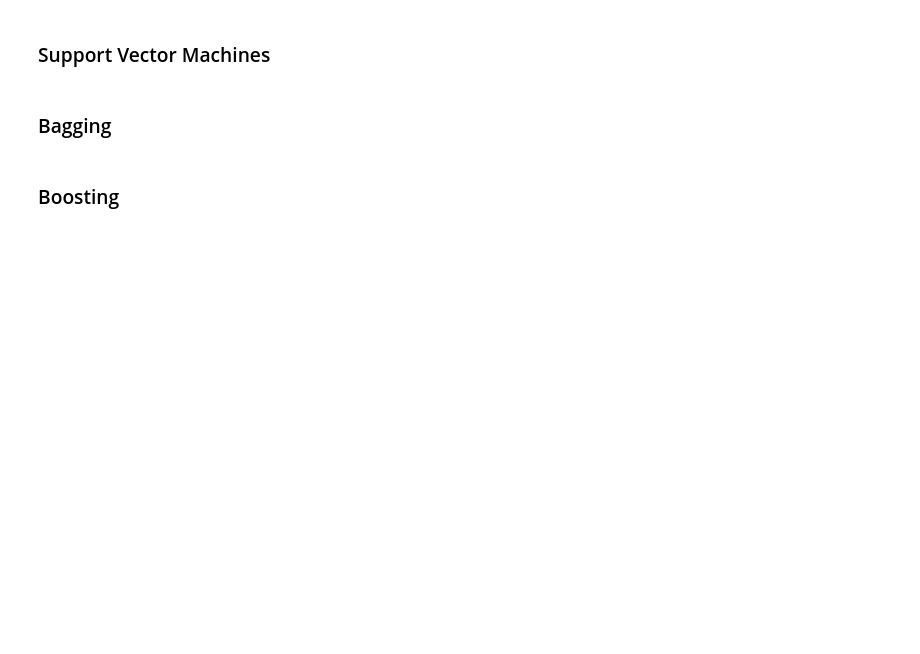
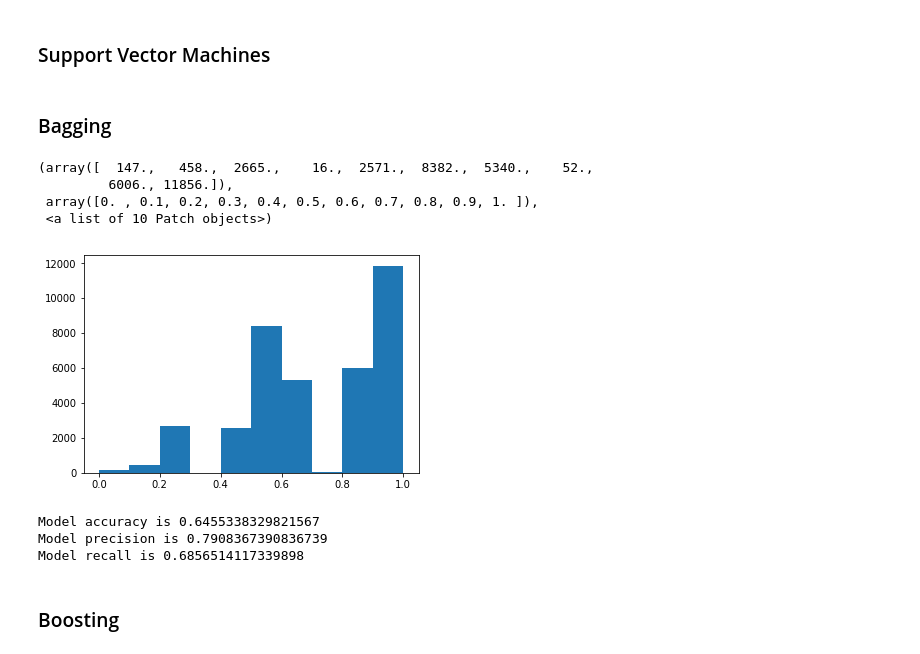
Before and after one commit to jmlangston/machine-learning, a Jupyter notebook: pipeline-improved/hw3_writeup.ipynb, the cells around one changed output. Drawn from its saved outputs; the diff is of its cells as text; code cells hidden in the pictures; blank space fills up the shorter version.

Commit message:
Added bagging, boosting, and random forest functions

```diff
--- a/pipeline-improved/hw3_writeup.ipynb
+++ b/pipeline-improved/hw3_writeup.ipynb
@@ -296,5 +303,22 @@ plt.hist(predicted_lr_scores)
 svm = pl.fit_svm(x_train, y_train)
 # %% [markdown]
 ### Bagging
+# %%
+bag = pl.fit_bagging_classifier(x_train, y_train)
+predicted_bag_scores = bag.predict_proba(x_test)[:,1]
+plt.hist(predicted_bag_scores)
+# %% [output]
+(array([  147.,   458.,  2665.,    16.,  2571.,  8382.,  5340.,    52.,
+         6006., 11856.]),
+ array([0. , 0.1, 0.2, 0.3, 0.4, 0.5, 0.6, 0.7, 0.8, 0.9, 1. ]),
+ <a list of 10 Patch objects>)
+[figure, added]
+# %%
+bag_threshold = 0.65
+pl.evaluate_model(predicted_bag_scores, y_test, bag_threshold)
+# %% [output]
+Model accuracy is 0.6455338329821567
+Model precision is 0.7908367390836739
+Model recall is 0.6856514117339898
 # %% [markdown]
 ### Boosting
```
Also changed, not shown: parts of 10 cells of this notebook, 1 other file.
